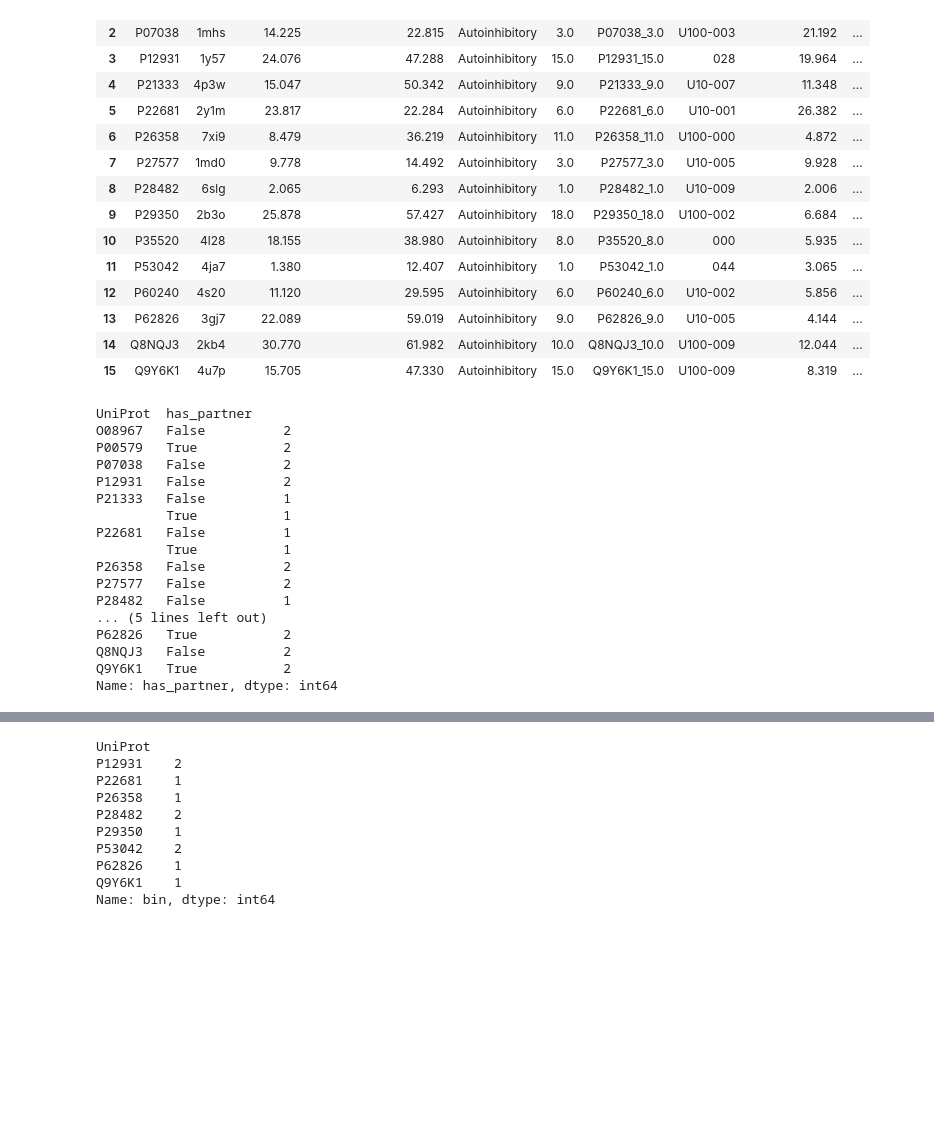
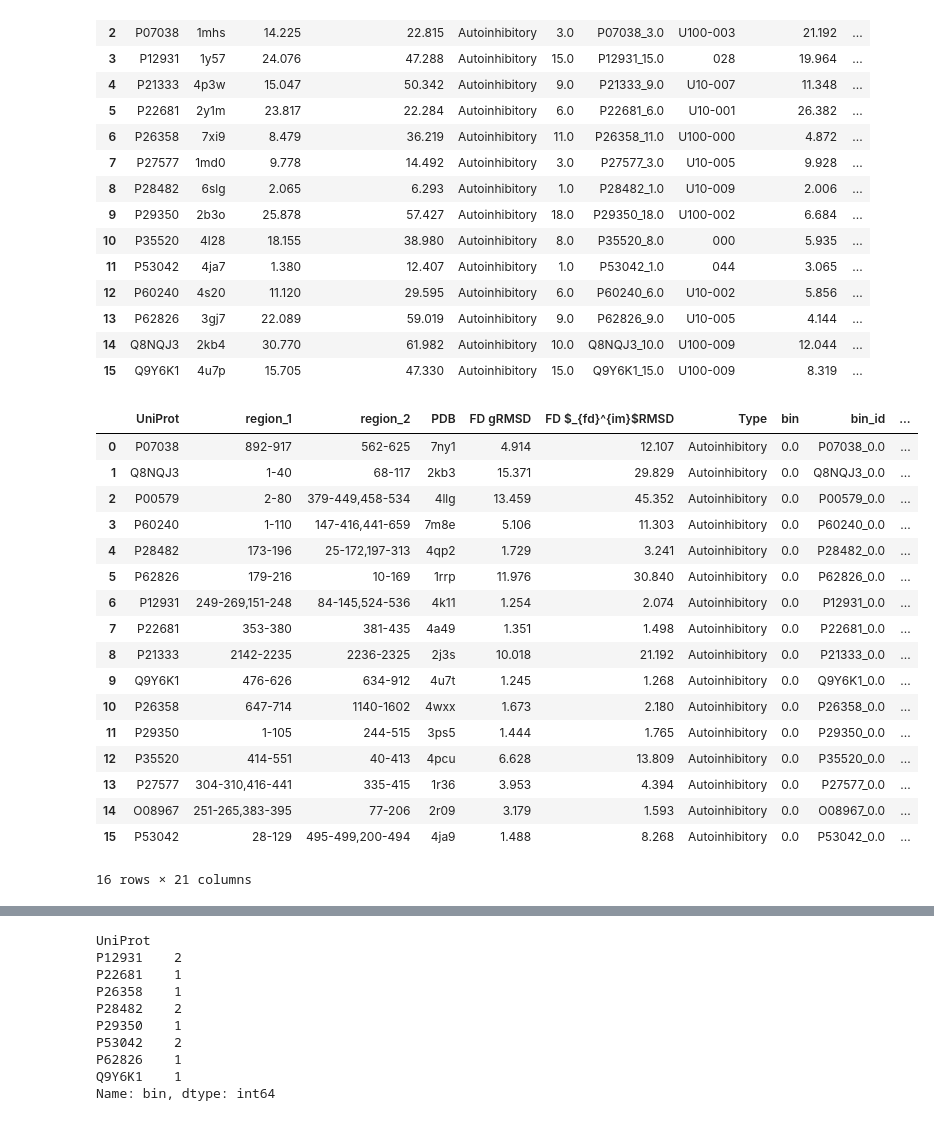
Before and after one commit to bperkinsj/autoinhibition_and_alphafold2, a Jupyter notebook: fig3.ipynb, the cells around one changed output, grey strips where cells are left out. Drawn from its saved outputs; the diff is of its cells as text; code cells hidden in the pictures; blank space fills up the shorter version.

```diff
--- a/fig3.ipynb
+++ b/fig3.ipynb
@@ -3144,24 +3144,33 @@ best_conf_two
 | 13 | P62826 | 3gj7 | 22.089 | 59.019 | Autoinhibitory | 9.0 | P62826_9.0 | U10-005 | 4.144 | ... |
 | 14 | Q8NQJ3 | 2kb4 | 30.770 | 61.982 | Autoinhibitory | 10.0 | Q8NQJ3_10.0 | U100-009 | 12.044 | ... |
 | 15 | Q9Y6K1 | 4u7p | 15.705 | 47.330 | Autoinhibitory | 15.0 | Q9Y6K1_15.0 | U100-009 | 8.319 | ... |
+# %%
+best_conf_one['conformation'] = 'base'
+best_conf_two['conformation'] = 'alternate'
+
+regions = cl[['uniprot', 'region_1', 'region_2']].rename(columns={'uniprot': 'UniProt'})
+best_conf_one = pd.merge(regions, best_conf_one, on='UniProt', how='inner').drop_duplicates().reset_index(drop=True)
+best_conf_two = pd.merge(regions, best_conf_two, on='UniProt', how='inner').drop_duplicates().reset_index(drop=True)
+
+best_conf_one
+# %% [output]
+|  | UniProt | region_1 | region_2 | PDB | FD gRMSD | FD $_{fd}^{im}$RMSD | Type | bin | bin_id | ... |
+| 0 | P07038 | 892-917 | 562-625 | 7ny1 | 4.914 | 12.107 | Autoinhibitory | 0.0 | P07038_0.0 | ... |
+| 1 | Q8NQJ3 | 1-40 | 68-117 | 2kb3 | 15.371 | 29.829 | Autoinhibitory | 0.0 | Q8NQJ3_0.0 | ... |
+| 2 | P00579 | 2-80 | 379-449,458-534 | 4llg | 13.459 | 45.352 | Autoinhibitory | 0.0 | P00579_0.0 | ... |
+| 3 | P60240 | 1-110 | 147-416,441-659 | 7m8e | 5.106 | 11.303 | Autoinhibitory | 0.0 | P60240_0.0 | ... |
+| 4 | P28482 | 173-196 | 25-172,197-313 | 4qp2 | 1.729 | 3.241 | Autoinhibitory | 0.0 | P28482_0.0 | ... |
+| 5 | P62826 | 179-216 | 10-169 | 1rrp | 11.976 | 30.840 | Autoinhibitory | 0.0 | P62826_0.0 | ... |
+| 6 | P12931 | 249-269,151-248 | 84-145,524-536 | 4k11 | 1.254 | 2.074 | Autoinhibitory | 0.0 | P12931_0.0 | ... |
+| 7 | P22681 | 353-380 | 381-435 | 4a49 | 1.351 | 1.498 | Autoinhibitory | 0.0 | P22681_0.0 | ... |
+| 8 | P21333 | 2142-2235 | 2236-2325 | 2j3s | 10.018 | 21.192 | Autoinhibitory | 0.0 | P21333_0.0 | ... |
+| 9 | Q9Y6K1 | 476-626 | 634-912 | 4u7t | 1.245 | 1.268 | Autoinhibitory | 0.0 | Q9Y6K1_0.0 | ... |
+| 10 | P26358 | 647-714 | 1140-1602 | 4wxx | 1.673 | 2.180 | Autoinhibitory | 0.0 | P26358_0.0 | ... |
+| 11 | P29350 | 1-105 | 244-515 | 3ps5 | 1.444 | 1.765 | Autoinhibitory | 0.0 | P29350_0.0 | ... |
+| 12 | P35520 | 414-551 | 40-413 | 4pcu | 6.628 | 13.809 | Autoinhibitory | 0.0 | P35520_0.0 | ... |
+| 13 | P27577 | 304-310,416-441 | 335-415 | 1r36 | 3.953 | 4.394 | Autoinhibitory | 0.0 | P27577_0.0 | ... |
+| 14 | O08967 | 251-265,383-395 | 77-206 | 2r09 | 3.179 | 1.593 | Autoinhibitory | 0.0 | O08967_0.0 | ... |
+| 15 | P53042 | 28-129 | 495-499,200-494 | 4ja9 | 1.488 | 8.268 | Autoinhibitory | 0.0 | P53042_0.0 | ... |
+16 rows × 21 columns
 # %%
-best_both_confs_nstds = pd.concat([best_conf_one, best_conf_two]).reset_index(drop=True)
-best_both_confs_nstds.groupby('UniProt')['has_partner'].value_counts()
+best_both_confs_nstds = pd.concat([best_conf_one, best_conf_two]).drop_duplicates().reset_index(drop=True)
-# %% [output]
-UniProt  has_partner
-O08967   False          2
-P00579   True           2
-P07038   False          2
-P12931   False          2
-P21333   False          1
-         True           1
-P22681   False          1
-         True           1
-P26358   False          2
-P27577   False          2
-P28482   False          1
-... (5 lines left out)
-P62826   True           2
-Q8NQJ3   False          2
-Q9Y6K1   True           2
-Name: has_partner, dtype: int64
```
Also changed, not shown: parts of 10 cells of this notebook, 12 other files.
